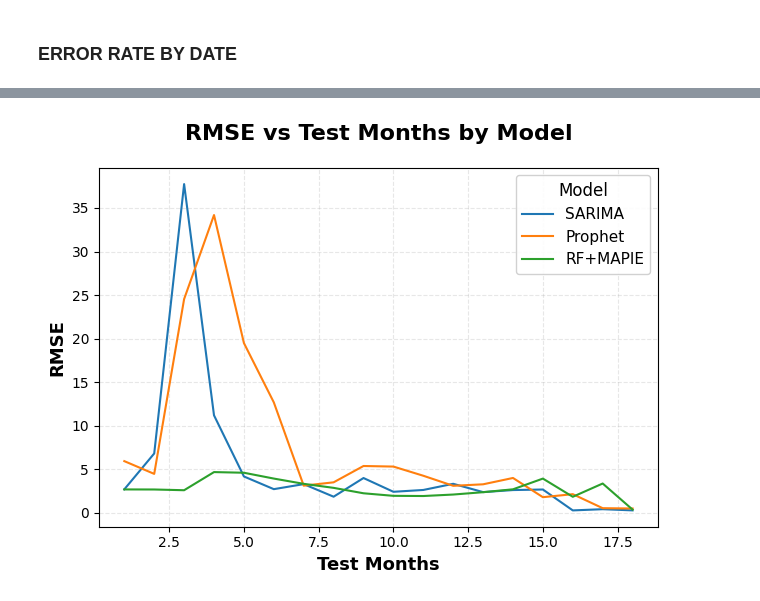
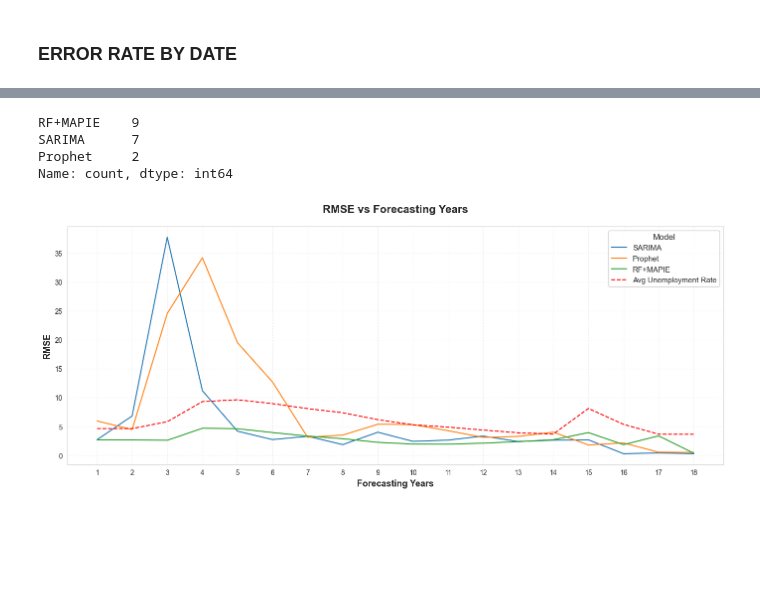
Before and after one commit to rafaelcattan/rafaelcattan.github.io, a Jupyter notebook: analysis/notebooks/data_analysis.ipynb, the cells around one changed output, grey strips where cells are left out. Drawn from its saved outputs; the diff is of its cells as text; code cells hidden in the pictures; blank space fills up the shorter version.

```diff
--- a/analysis/notebooks/data_analysis.ipynb
+++ b/analysis/notebooks/data_analysis.ipynb
@@ -1167,6 +1211,0 @@ heatmap_data.head()
-# %%
-heatmap_data = heatmap_data.copy()
-heatmap_data['training_months'] = heatmap_data.index
-# keep compatibility with downstream cells that expect 'train_months'
-
-heatmap_data.head()
@@ -1180,17 +1212,48 @@ heatmap_data.head()
+# %%
+heatmap_data.idxmin(axis=1).value_counts()
+# %% [output]
+RF+MAPIE    9
+SARIMA      7
+Prophet     2
+Name: count, dtype: int64
+# %%
+df_year = df.groupby('year')['unemployment_rate'].mean().reset_index()
+
+
+heatmap_data['unemployment_rate'] = df_year[1:-1]['unemployment_rate']
 # %%
-heatmap_data_melted = heatmap_data.reset_index().melt(id_vars='training_months',
-                                                       value_vars=['SARIMA', 'Prophet', 'RF+MAPIE'],
+heatmap_data = heatmap_data.copy()
+heatmap_data['training_years'] = heatmap_data.index
+
+
+
+heatmap_data_melted = heatmap_data.reset_index().melt(id_vars='training_years',
+                                                       value_vars=['SARIMA', 'Prophet', 'RF+MAPIE','unemployment_rate'],
                                                        var_name='model',
                                                        value_name='RMSE')
 
-sns.lineplot(x='training_months', y='RMSE', hue='model', data=heatmap_data_melted)
+sns.lineplot(x='training_years', y='RMSE', hue='model', data=heatmap_data_melted[heatmap_data_melted['model']!='unemployment_rate'], markersize=8)
 
-plt.title('RMSE vs Test Months by Model', fontsize=16, fontweight='bold', pad=20)
-plt.xlabel('Test Months', fontsize=13, fontweight='bold')
+sns.lineplot(x='training_years',
+              y='RMSE',
+             data=heatmap_data_melted[heatmap_data_melted['model']=='unemployment_rate'],
+             markersize=8,
+                label='Avg Unemployment Rate',
+             color='red',
+             linestyle='--')
+
+
+plt.title('RMSE vs Forecasting Years', fontsize=16, fontweight='bold', pad=20)
+plt.xlabel('Forecasting Years', fontsize=13, fontweight='bold')
 plt.ylabel('RMSE', fontsize=13, fontweight='bold')
 plt.legend(title='Model', fontsize=11, title_fontsize=12, loc='upper right', framealpha=0.9)
 plt.grid(True, alpha=0.3, linestyle='--')
+plt.xticks(heatmap_data_melted['training_years'].unique())
 plt.tight_layout()
+
+out_path = Path(r'C:\Users\Dell\data_science\rafaelcattan.github.io\assets\images\forecasting\forecasting_errors_by_train_year_lineplot.png')
+plt.savefig(out_path, dpi=300, bbox_inches='tight')
+
 plt.show()
 # %% [output]
-[figure, old version]
+[figure, new version]
```
Also changed, not shown: parts of 14 cells of this notebook, 1 other file.
